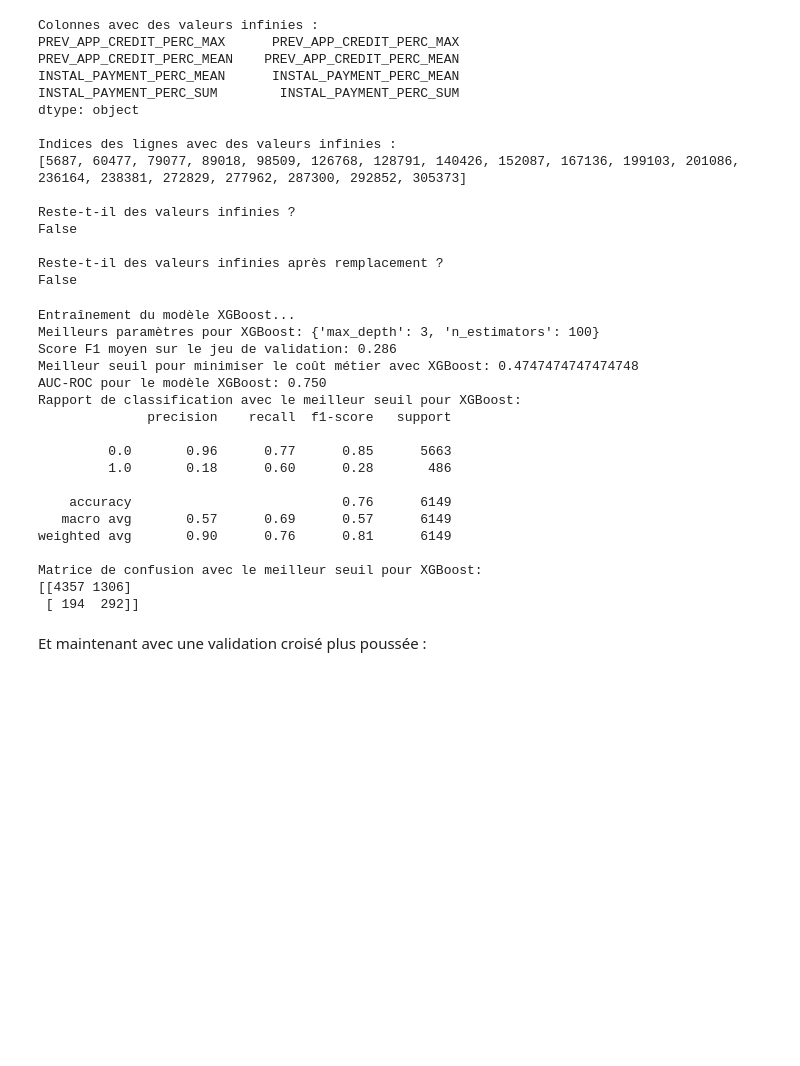
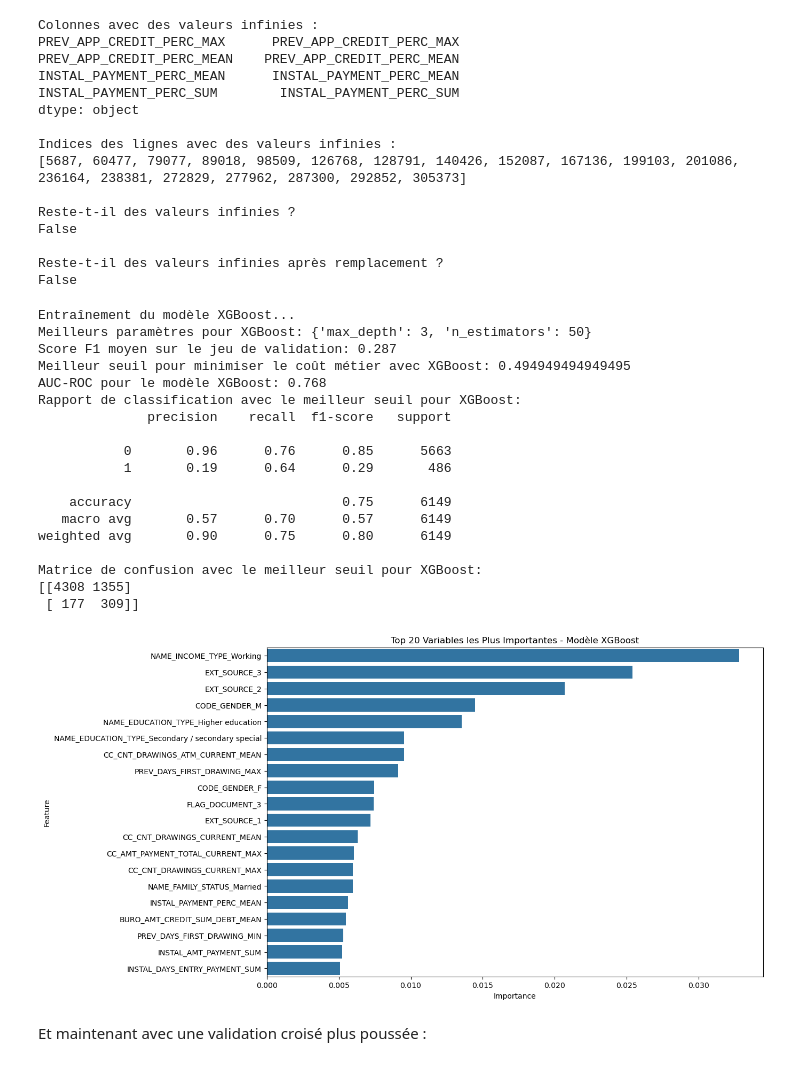
Before and after one commit to PaulMouly/Credit_Scoring, a Jupyter notebook: scripts/xgboost.ipynb, the cells around one changed output. Saved outputs shown, nothing was run; the diff lists cells and outputs as text; code cells hidden in the pictures; blank space fills up the shorter version.

```diff
--- a/scripts/xgboost.ipynb
+++ b/scripts/xgboost.ipynb
@@ -98,17 +106,9 @@ cost_fn = 10
 id_column = 'SK_ID_CURR'
 df_id = df[[id_column]]  # Conserver les identifiants
 
-# Encodage des variables catégorielles avec OrdinalEncoder (hors colonne d'identifiant unique)
-ordinal_encoder = OrdinalEncoder()
-df_encoded = pd.DataFrame(ordinal_encoder.fit_transform(df.drop(columns=[id_column])), columns=df.drop(columns=[id_column]).columns)
-
-# Vérification des colonnes non numériques
-non_numeric_cols = df_encoded.select_dtypes(exclude=[np.number]).columns
-df_encoded.drop(columns=non_numeric_cols, inplace=True)
-
 # Gestion des valeurs manquantes avec SimpleImputer
 imputer = SimpleImputer(strategy='mean')
-X = pd.DataFrame(imputer.fit_transform(df_encoded.drop(columns=['TARGET'])), columns=df_encoded.drop(columns=['TARGET']).columns)
+X = pd.DataFrame(imputer.fit_transform(df.drop(columns=['TARGET'])), columns=df.drop(columns=['TARGET']).columns)
 
 # Enregistrer X dans un fichier CSV pour l'utilisation dans l'API Flask
 X_to_save = X.copy()
@@ -120,7 +120,7 @@ X_to_save = X_to_save[columns]
 X_to_save.to_csv('X_predictionV0.csv', index=False)
 
 # Séparation des caractéristiques et la cible
-y = df_encoded['TARGET']
+y = df['TARGET']
 
 # Séparation des données en ensemble d'entraînement et de test
 X_train, X_test, y_train, y_test = train_test_split(X_to_save, y, test_size=0.2, random_state=42)
@@ -202,23 +202,48 @@ with mlflow.start_run(run_name="XGBoost"):
     joblib.dump(best_model, model_path)
 # %% [output]
 Entraînement du modèle XGBoost...
-Meilleurs paramètres pour XGBoost: {'max_depth': 3, 'n_estimators': 100}
-Score F1 moyen sur le jeu de validation: 0.286
-Meilleur seuil pour minimiser le coût métier avec XGBoost: 0.4747474747474748
-AUC-ROC pour le modèle XGBoost: 0.750
+Meilleurs paramètres pour XGBoost: {'max_depth': 3, 'n_estimators': 50}
+Score F1 moyen sur le jeu de validation: 0.287
+Meilleur seuil pour minimiser le coût métier avec XGBoost: 0.494949494949495
+AUC-ROC pour le modèle XGBoost: 0.768
 Rapport de classification avec le meilleur seuil pour XGBoost:
               precision    recall  f1-score   support
 
-         0.0       0.96      0.77      0.85      5663
-         1.0       0.18      0.60      0.28       486
+           0       0.96      0.76      0.85      5663
+           1       0.19      0.64      0.29       486
 
-    accuracy                           0.76      6149
-   macro avg       0.57      0.69      0.57      6149
-weighted avg       0.90      0.76      0.81      6149
+    accuracy                           0.75      6149
+   macro avg       0.57      0.70      0.57      6149
+weighted avg       0.90      0.75      0.80      6149
 
 Matrice de confusion avec le meilleur seuil pour XGBoost:
-[[4357 1306]
- [ 194  292]]
+[[4308 1355]
+ [ 177  309]]
+# %%
+import seaborn as sns
+
+# Entraînement du modèle XGBoost (avec les meilleurs hyperparamètres trouvés)
+model = XGBClassifier(scale_pos_weight=10, random_state=42)
+model.fit(X_train, y_train)
+
+# Extraire l'importance des variables
+importance = model.feature_importances_
+
+# Créer un DataFrame pour faciliter la visualisation
+feature_names = X_train.columns
+importance_df = pd.DataFrame({'Feature': feature_names, 'Importance': importance})
+importance_df = importance_df.sort_values(by='Importance', ascending=False)
+
+# Sélectionner les 20 variables les plus importantes
+top_20_importance_df = importance_df.head(20)
+
+# Visualiser l'importance des variables
+plt.figure(figsize=(12, 8))
+sns.barplot(x='Importance', y='Feature', data=top_20_importance_df)
+plt.title('Top 20 Variables les Plus Importantes - Modèle XGBoost')
+plt.show()
+# %% [output]
+[figure, added]
 # %% [markdown]
 Et maintenant avec une validation croisé plus poussée :
 # %%
```
Also changed, not shown: parts of 1 cell of this notebook, 7 other files.
